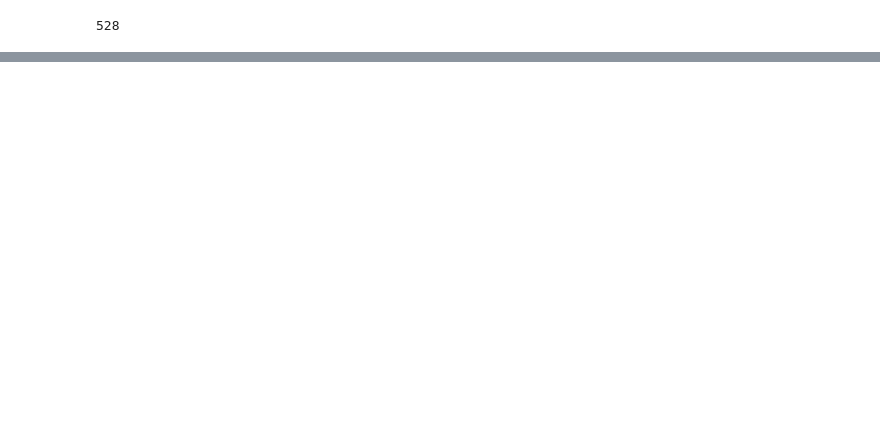
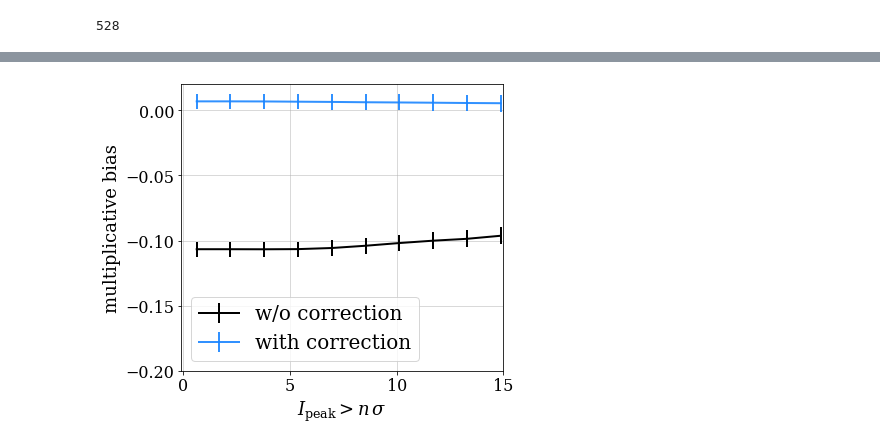
Before and after one commit to mr-superonion/FPFS_notebooks, a Jupyter notebook: ipynb/4_sheartest_noisy/1_shearEst_fs_noisy_knownRef_sigsin.ipynb, the cells around one changed output, grey strips where cells are left out. Drawn from its saved outputs; the diff is of its cells as text; code cells hidden in the pictures; blank space fills up the shorter version.

```diff
--- a/ipynb/4_sheartest_noisy/1_shearEst_fs_noisy_knownRef_sigsin.ipynb
+++ b/ipynb/4_sheartest_noisy/1_shearEst_fs_noisy_knownRef_sigsin.ipynb
@@ -123,10 +119,10 @@ fig.savefig('../../html/sel_fun.pdf')
 [figure]
 # %%
 # read noiseless data
-nver='var4em3' # nver='var0em0'
+nver= nver='var0em0'#'var4em3' #
 outNN1=[]
 outNN2=[]
-for _i in range(800):
+for _i in range(400):
     _a1=fitsio.read(os.path.join(simDir,'srcfs_%sShift-%s/psf60/fpfs-%s-%04d-g1-0000.fits' %(gver,nver,dver,_i)))
     _a2=fitsio.read(os.path.join(simDir,'srcfs_%sShift-%s/psf60/fpfs-%s-%04d-g1-2222.fits' %(gver,nver,dver,_i)))
     outNN1.append(_a1)
@@ -255,0 +154,84 @@ apply cut on pdet_v32 at 0.020
+# %%
+use_sig=True
+x=[]
+y1=[]
+y2=[]
+yerr=[]
+
+
+plt.close()
+fig,axes=pltutil.make_figure_axes(1,1)
+ax=axes[0]
+
+indsAll=[(2,2),(2,1),(2,3),(1,2),(3,2)]
+
+tt = (2,2)
+if tt != (2,2):
+    xlabel=r'$I_{\rm peak}-I_{\Delta %d%d}$' %(tt[0]-2,tt[1]-2)
+    ax.set_xlim(-0.1,2)
+    dcc=0.005
+    dcut=0.01
+else:
+    xlabel=r'$I_{\rm peak}$'
+    ax.set_xlim(-0.1,15)
+    dcc=0.01
+    dcut=0.1
+
+cutp=0.02
+
+for i in range(0,10):
+    # update cut array
+
+    cut=dcut*i+dcc*4
+    cutAll=[]
+    cutAll.append(cut)
+    for _ in range(3):
+        cutAll.append(cutp)
+    dccAll=[]
+    dccAll.append(dcc)
+    for _ in range(3):
+        dccAll.append(cutp/4.)
+
+    # weight array
+    ws1 = np.ones(len(detM1))
+    for _ in range(len(cutAll)):
+        pn='v%d%d' %indsAll[_]
+        if use_sig:
+            _wtmp= sigmoid_func(detM1['pdet_%s' %pn],mu=cutAll[_],sigma=dccAll[_])
+        else:
+            _wtmp= truncSine_func(detM1['pdet_%s' %pn],mu=cutAll[_],sigma=dccAll[_])
+        ws1=ws1*_wtmp
+
+    # weight array
+    ws2 = np.ones(len(detM2))
+    for _ in range(len(cutAll)):
+        pn='v%d%d' %indsAll[_]
+        if use_sig:
+            _wtmp= sigmoid_func(detM2['pdet_%s' %pn],mu=cutAll[_],sigma=dccAll[_])
+        else:
+            _wtmp= truncSine_func(detM2['pdet_%s' %pn],mu=cutAll[_],sigma=dccAll[_])
+        ws2=ws2*_wtmp
+
+    cor1,cor1b = get_detbias_list(detM1,ellM1,ws1,indsAll,cutAll,dccAll)
+    cor2,cor2b = get_detbias_list(detM2,ellM2,ws2,indsAll,cutAll,dccAll)
+    de   =  np.sum(ellM2['fpfs_e1']*ws2)-np.sum(ellM1['fpfs_e1']*ws1)
+    rave = (np.sum(ellM2['fpfs_RE']*ws2)+np.sum(ellM1['fpfs_RE']*ws1))/2.
+    raveR= (np.sum(ellM2['fpfs_RE']*ws2)+np.sum(ellM1['fpfs_RE']*ws1)+cor1+cor2)/2.
+    x.append(cut/np.sqrt(4e-3))
+    y1.append(de/rave/0.04-1)
+    y2.append(de/raveR/0.04-1)
+    yerr.append(0.15*np.sqrt(np.sum((ellM2['fpfs_RE']*ws2)**2.))/raveR/0.04)
+    print(np.sum(ws2))
+gc.collect()
+
+ax.errorbar(np.array(x),np.array(y1),np.array(yerr),label='w/o correction',color=pltutil.colors[0])
+ax.errorbar(np.array(x),np.array(y2),np.array(yerr),label='with correction',color=pltutil.colors[1])
+print(np.array(y2))
+ax.set_xlabel(xlabel+r'$>n\,\sigma$')
+ax.set_ylabel('multiplicative bias')
+ax.set_ylim(-0.20,0.02)
+ax.grid()
+ax.legend()
+plt.tight_layout()
+#fig.savefig('../../html/noisy_knownRef_%s.png' %pn)
+# %% [output]
@@ -255,0 +255 @@ apply cut on pdet_v32 at 0.020
+[figure, added]
```
Also changed, not shown: parts of 9 cells of this notebook, 2 other files.
